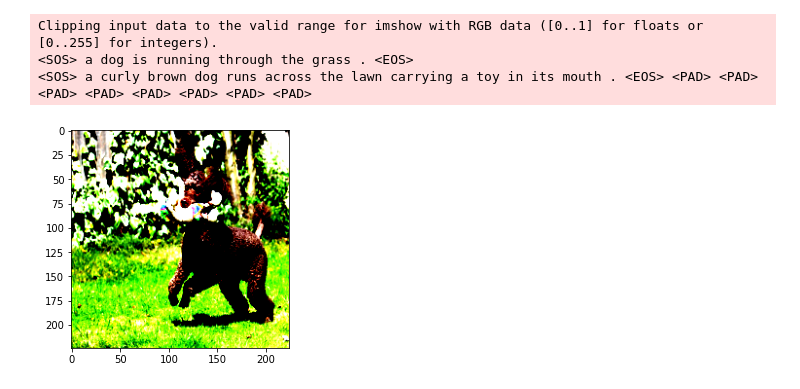
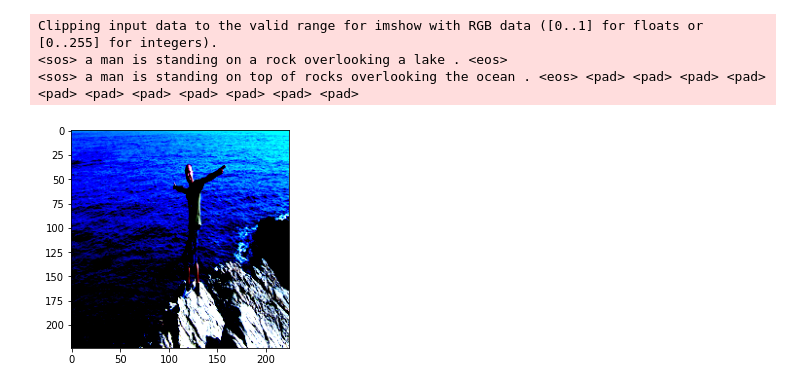
Before and after one commit to yoyosef/image-captioning-csc413, a Jupyter notebook: main.ipynb, the cells around one changed output. Drawn from its saved outputs; the diff is of its cells as text; code cells hidden in the pictures.

Commit message:
add model trained for 5 epoch, update vocab

```diff
--- a/main.ipynb
+++ b/main.ipynb
@@ -17,11 +18,14 @@ args = AttrDict()
 # You can play with the hyperparameters here, but to finish the assignment,
 # there is no need to tune the hyperparameters here.
 args_dict = {
-    "learn_rate": 0.01,
+    "learn_rate": 0.001,
     "batch_size": 128,
     "epochs": 5,
     "log_step": 10,
     "save_step": 70,
     "model_path": "models/",
+    "load_model": False,
+    "encoder_path": "models/encoder-1-280.ckpt",
+    "decoder_path": "models/decoder-1-280.ckpt",
 }
 args.update(args_dict)
@@ -57,38 +58,50 @@ KeyboardInterrupt:
+# %%
+transform = transforms.Compose(
+            [
+                transforms.Resize((224, 224)),
+                transforms.ToTensor(),
+                transforms.Normalize(mean=[0.485, 0.456, 0.406],
+                                 std=[0.229, 0.224, 0.225]),
+            ])
+
+train_data = Flickr8k(csv_file="flickr8k/train.csv", root_dir="flickr8k/images", vocab=vocab, transform=transform)
+train_loader = initialize_loader(train_data, batch_size=args.batch_size)
 # %%
 def caption_image(encoderCNN, decoderRNN, image, vocabulary, max_length=50):
     # FROM https://github.com/aladdinpersson/Machine-Learning-Collection/blob/4bd862577ae445852da1c1603ade344d3eb03679/ML/Pytorch/more_advanced/image_captioning/model.py#L49
     # NEED TO CHECK IF IT MAKES SENSE
     result_caption = []
 
     with torch.no_grad():
         x = encoderCNN(image).unsqueeze(0)
         states = None
 
         for _ in range(max_length):
             hiddens, states = decoderRNN.lstm(x, states)
             output = decoderRNN.linear(hiddens.squeeze(0))
             predicted = output.argmax(1)
             result_caption.append(predicted.item())
             x = decoderRNN.embedding(predicted).unsqueeze(0)
 
             if vocabulary.itos[predicted.item()] == "<eos>":
                 break
 
     return [vocabulary.itos[idx] for idx in result_caption]
 
 for i, (imgs, captions, lengths) in enumerate(train_loader):
     imgs = imgs.to(device)
     captions = captions.to(device)
-    img = imgs[0].unsqueeze(0).to(device)
+    r = random.randint(0,64)
+    img = imgs[r].unsqueeze(0).to(device)
     e.eval()
     d.eval()
-    print(" ".join(caption_image(e, d, imgs[0].unsqueeze(0), train_data.vocab)))
-    plt.imshow(imgs[0].permute(1, 2, 0).cpu())
-    sentence = map(lambda x: train_data.vocab.itos[x], captions[0])
+    print(" ".join(caption_image(e, d, imgs[r].unsqueeze(0), vocab)))
+    plt.imshow(imgs[r].permute(1, 2, 0).cpu())
+    sentence = map(lambda x: train_data.vocab.itos[x], captions[r])
     print(" ".join(sentence))
     break
 # %% [output]
 Clipping input data to the valid range for imshow with RGB data ([0..1] for floats or [0..255] for integers).
-<SOS> a dog is running through the grass . <EOS>
-<SOS> a curly brown dog runs across the lawn carrying a toy in its mouth . <EOS> <PAD> <PAD> <PAD> <PAD> <PAD> <PAD> <PAD> <PAD>
+<sos> a man is standing on a rock overlooking a lake . <eos>
+<sos> a man is standing on top of rocks overlooking the ocean . <eos> <pad> <pad> <pad> <pad> <pad> <pad> <pad> <pad> <pad> <pad> <pad>
-[figure, old version]
+[figure, new version]
```
Also changed, not shown: parts of 4 cells of this notebook, 10 other files.
